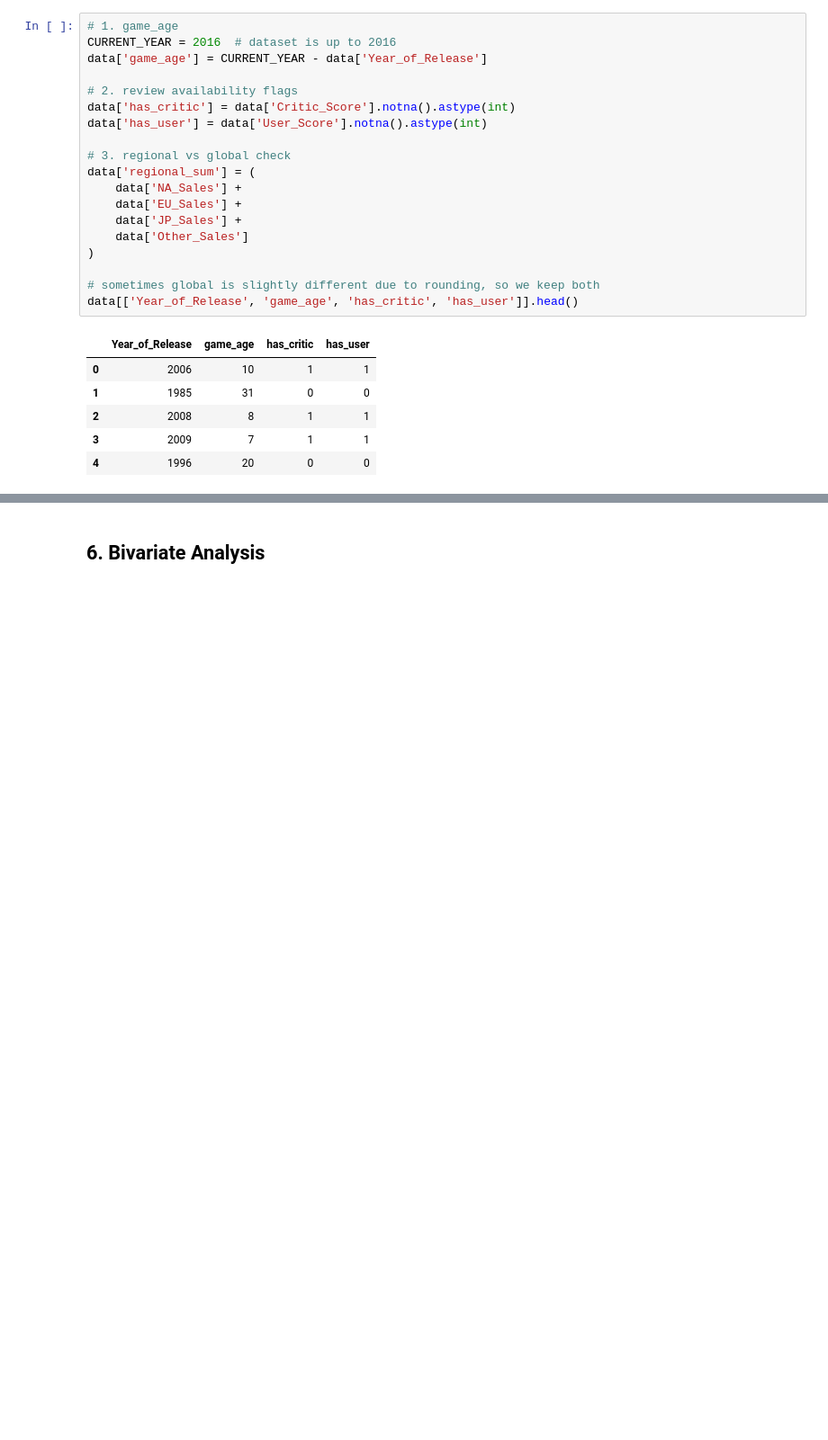
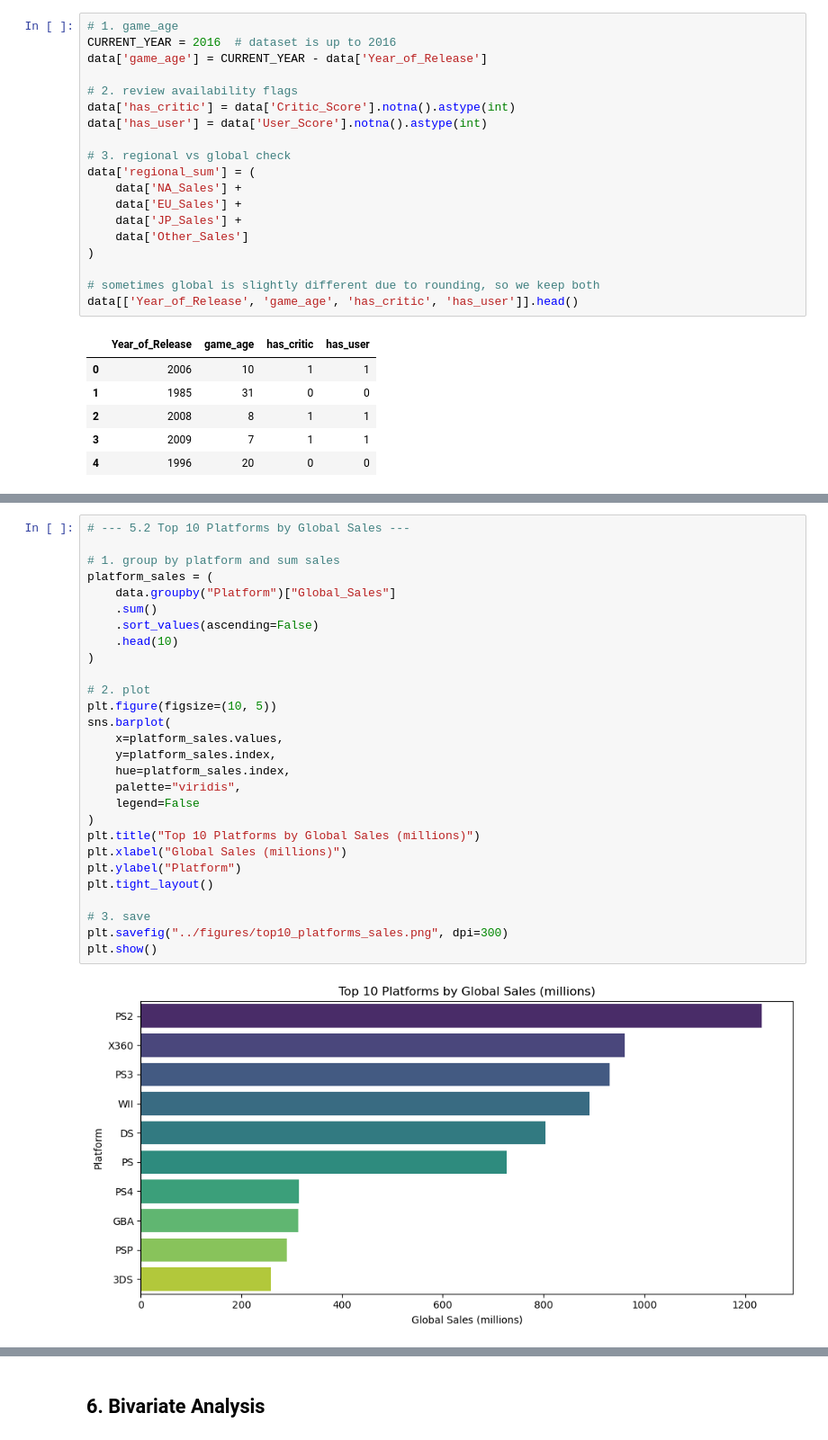
Before and after one commit to profadept/video-game-sales-analysis, a Jupyter notebook: notebooks/Video_Game_Sales_EDA.ipynb, the cells around one changed output, grey strips where cells are left out. Shown at 90% size. Saved outputs shown, nothing was run; the diff lists cells and outputs as text; blank space fills up the shorter version.

```diff
--- a/notebooks/Video_Game_Sales_EDA.ipynb
+++ b/notebooks/Video_Game_Sales_EDA.ipynb
@@ -227,0 +260,30 @@ data[['Year_of_Release', 'game_age', 'has_critic', 'has_user']].head()
+# %%
+# --- 5.2 Top 10 Platforms by Global Sales ---
+
+# 1. group by platform and sum sales
+platform_sales = (
+    data.groupby("Platform")["Global_Sales"]
+    .sum()
+    .sort_values(ascending=False)
+    .head(10)
+)
+
+# 2. plot
+plt.figure(figsize=(10, 5))
+sns.barplot(
+    x=platform_sales.values,
+    y=platform_sales.index,
+    hue=platform_sales.index,
+    palette="viridis",
+    legend=False
+)
+plt.title("Top 10 Platforms by Global Sales (millions)")
+plt.xlabel("Global Sales (millions)")
+plt.ylabel("Platform")
+plt.tight_layout()
+
+# 3. save
+plt.savefig("../figures/top10_platforms_sales.png", dpi=300)
+plt.show()
+# %% [output]
+[figure, added]
```
Also changed, not shown: parts of 4 cells of this notebook, 3 other files.
